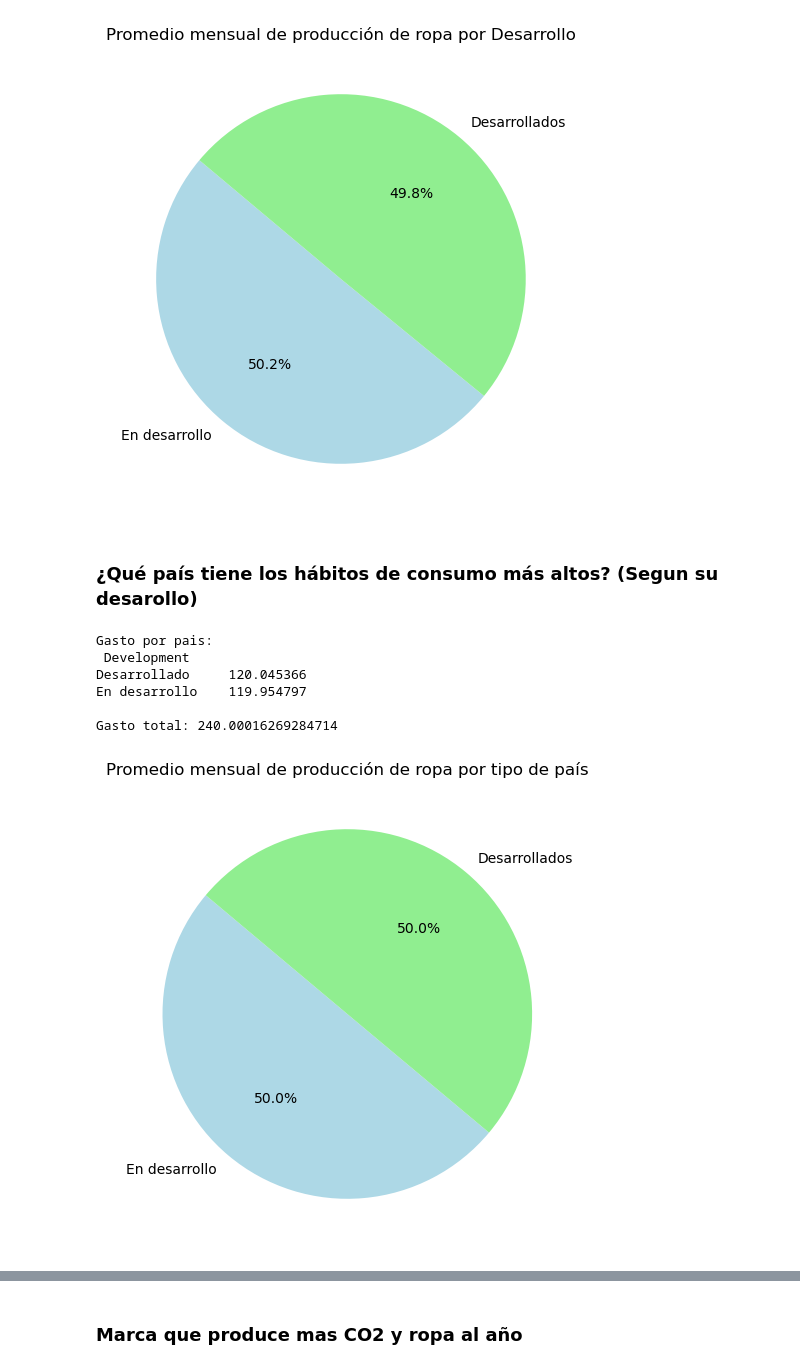
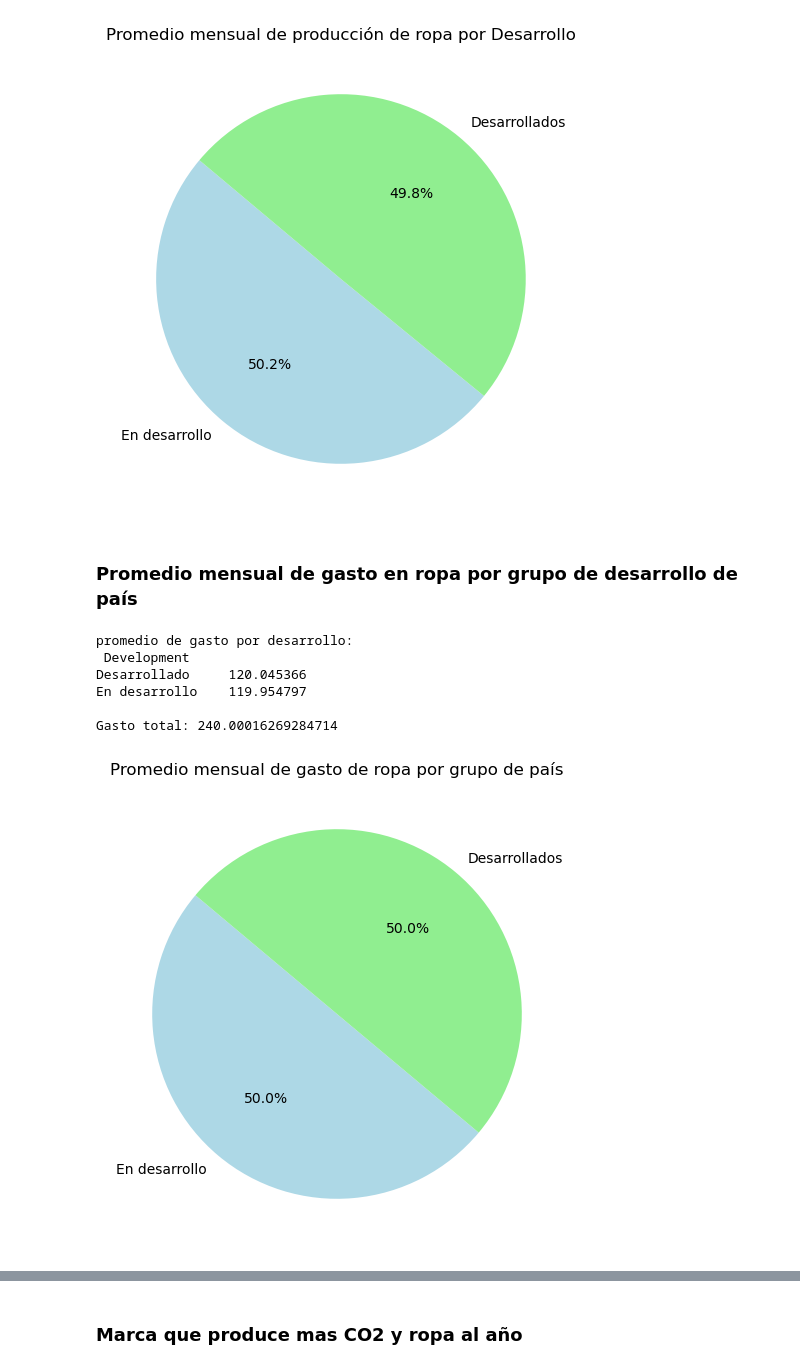
Before and after one commit to AlejandroSegura24/fast-fashion-analysis, a Jupyter notebook: notebooks/exploracion_fast_fashion.ipynb, the cells around one changed output, grey strips where cells are left out. Cells and saved outputs as stored; diff of their text form; code cells hidden in the pictures.

```diff
--- a/notebooks/exploracion_fast_fashion.ipynb
+++ b/notebooks/exploracion_fast_fashion.ipynb
@@ -223,16 +224,16 @@ plt.show()
 # %% [output]
 [figure]
 # %% [markdown]
-### ¿Qué país tiene los hábitos de consumo más altos? (Segun su desarollo)
+### Promedio mensual de gasto en ropa por grupo de desarrollo de país
 # %%
 dev_grouped = data.groupby('Development')['Avg_Spend_Per_Customer_USD'].mean()
 
 dev_grouped_total = dev_grouped.sum()
 
-print("Gasto por pais:\n", dev_grouped.to_string(), "\n")
-print("Gasto total:", dev_grouped_total)
+print("promedio de gasto por desarrollo:\n", dev_grouped.to_string(), "\n")
+print("Gasto total del promedio:", dev_grouped_total)
 # %% [output]
-Gasto por pais:
+promedio de gasto por desarrollo:
  Development
 Desarrollado     120.045366
 En desarrollo    119.954797
@@ -241,10 +242,10 @@ Gasto total: 240.00016269284714
 # %%
 plt.figure(figsize=(8,6))
 labels = ['En desarrollo', 'Desarrollados']
 colors = ['lightblue', 'lightgreen']
 
 plt.pie(dev_grouped, labels=labels, colors=colors, autopct='%1.1f%%', startangle=140)
-plt.title('Promedio mensual de producción de ropa por tipo de país')
+plt.title('Promedio mensual de gasto de ropa por grupo de país')
 plt.show()
 # %% [output]
-[figure, old version]
+[figure, new version]
```
Also changed, not shown: parts of 19 cells of this notebook.
